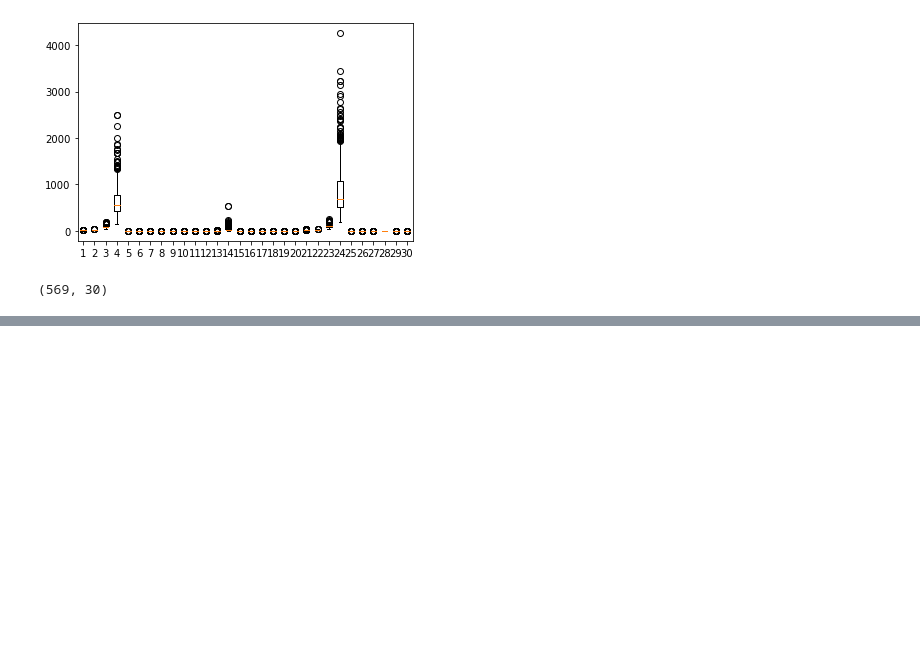
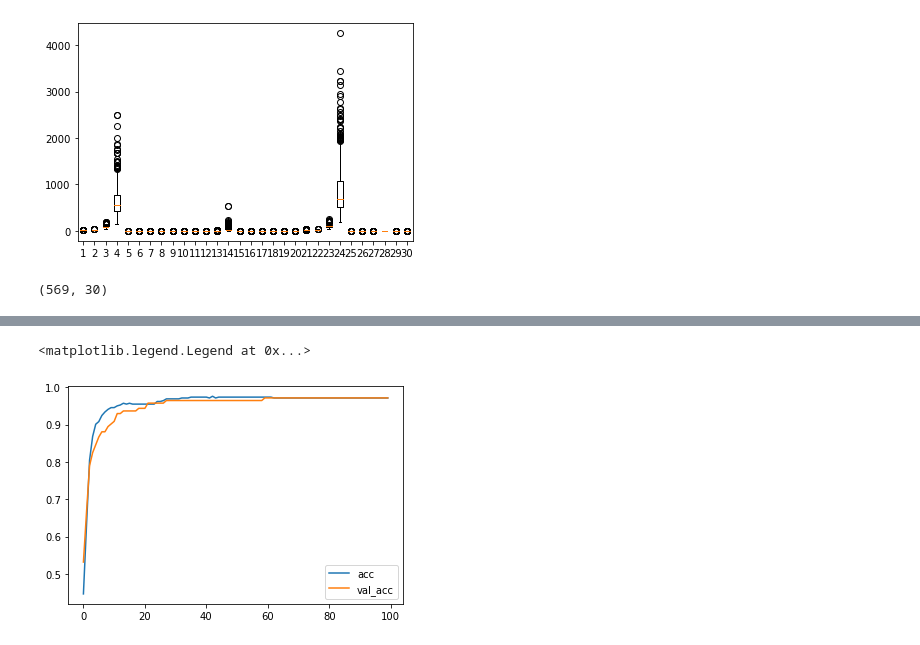
Before and after one commit to LOGRED/-PCU_2022-3_deepLearning, a Jupyter notebook: 0628/3.ipynb, the cells around one changed output, grey strips where cells are left out. Cells and saved outputs as stored; diff of their text form; code cells hidden in the pictures; blank space fills up the shorter version.

```diff
--- a/0628/3.ipynb
+++ b/0628/3.ipynb
@@ -100,0 +111,7 @@ plt.legend(['loss', 'acc'])
+# %%
+plt.plot(h['acc'])
+plt.plot(h['val_acc'])
+plt.legend(['acc', 'val_acc'])
+# %% [output]
+<matplotlib.legend.Legend at 0x...>
+[figure, added]
```
Also changed, not shown: parts of 16 cells of this notebook, 1 other file.
